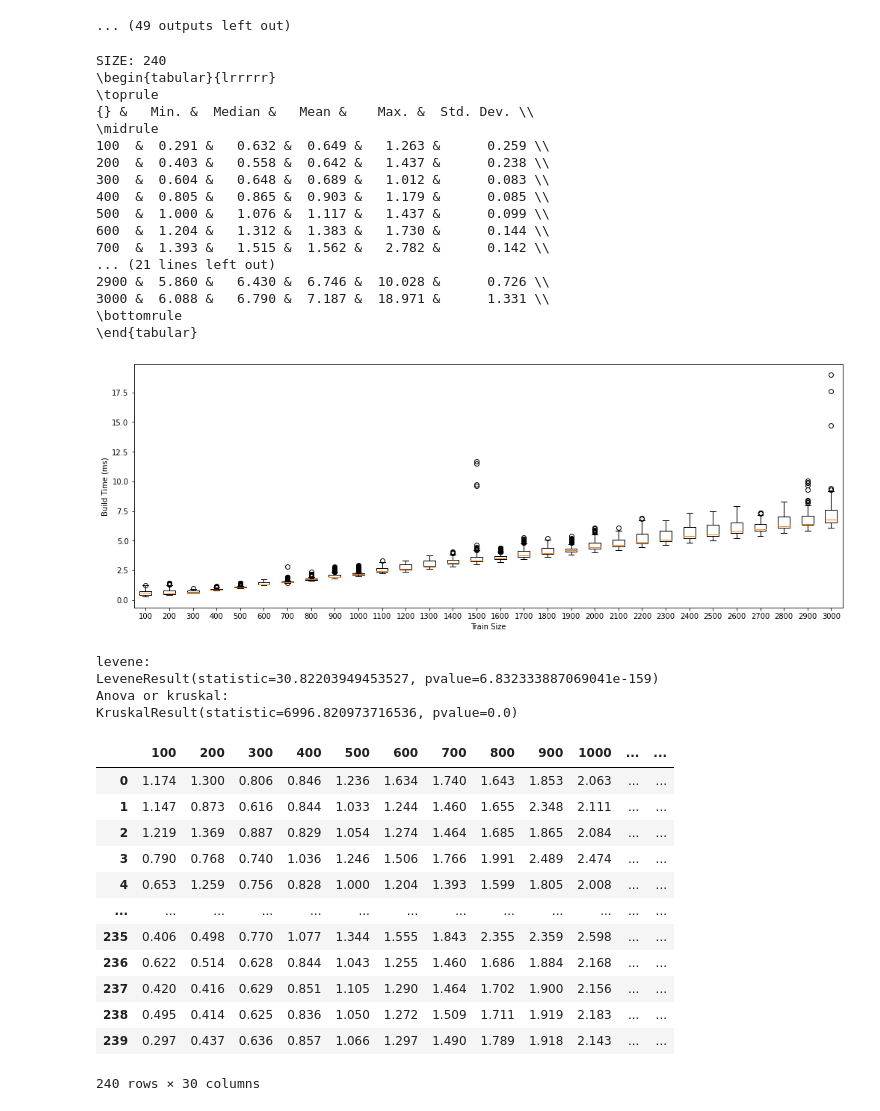
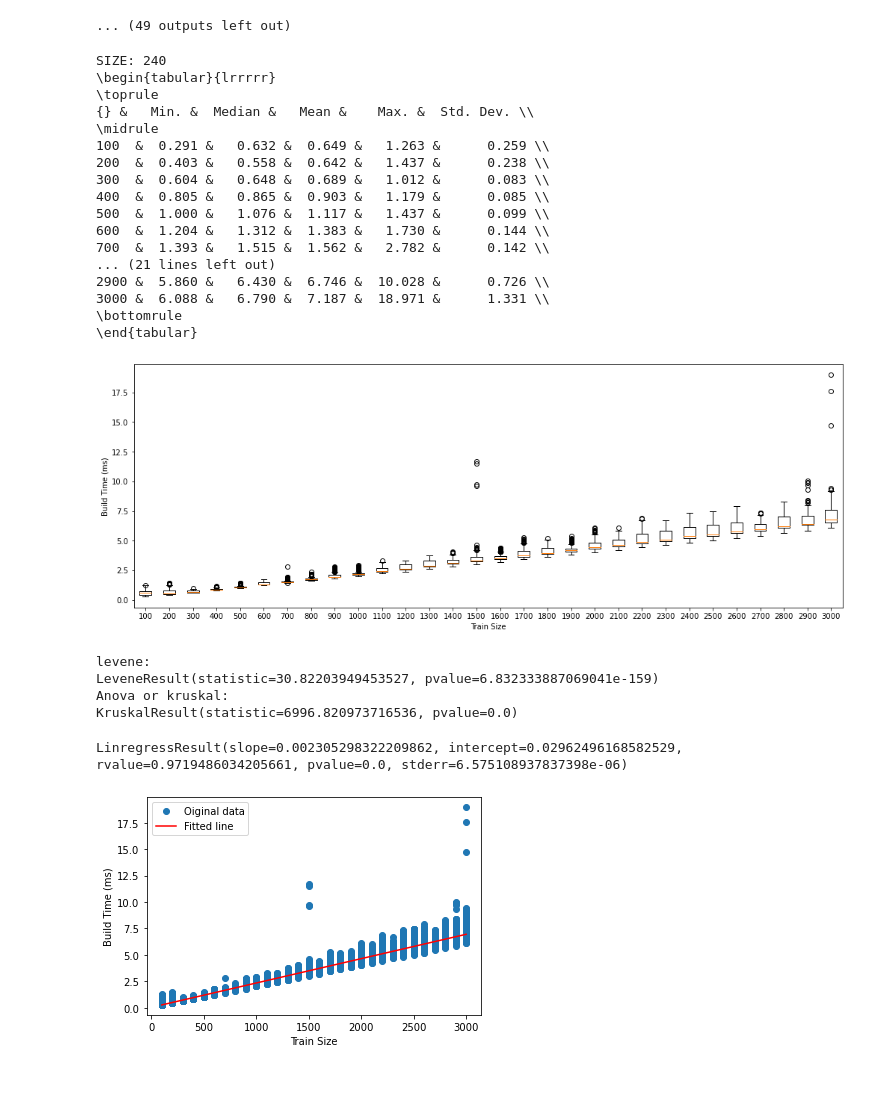
Before and after one commit to pedro-lucas-bravo/master_thesis_data_analysis, a Jupyter notebook: 6-markov.ipynb, the cells around one changed output. Saved outputs shown, nothing was run; the diff lists cells and outputs as text; code cells hidden in the pictures; blank space fills up the shorter version.

Commit message:
Implement Linear regression for build time for markov

```diff
--- a/6-markov.ipynb
+++ b/6-markov.ipynb
@@ -222,10 +224,10 @@ for n in datarange:
     build_latency_data_n = build_latency_data[build_latency_data['trains_samples'] == n]
     build_latency_data_n = build_latency_data_n.drop(columns=['trains_samples'])
     trains_data.append(build_latency_data_n.values.flatten())
-trains_data = pd.DataFrame(np.array(trains_data).transpose())
-trains_data = trains_data.rename(columns = sizes)
-processData2(trains_data, 'Train Size', 'Build Time (ms)', 'figures/markov-trainsize-boxplot.pdf')
-trains_data
+
+trains_data_pd = pd.DataFrame(np.array(trains_data).transpose())
+trains_data_pd = trains_data_pd.rename(columns = sizes)
+processData2(trains_data_pd, 'Train Size', 'Build Time (ms)', 'figures/markov-trainsize-boxplot.pdf')
 # %% [output]
 SIZE: 240
 \begin{tabular}{lrrrrr}
@@ -249,16 +251,30 @@ levene:
 LeveneResult(statistic=30.82203949453527, pvalue=6.832333887069041e-159)
 Anova or kruskal:
 KruskalResult(statistic=6996.820973716536, pvalue=0.0)
-|  | 100 | 200 | 300 | 400 | 500 | 600 | 700 | 800 | 900 | 1000 | ... | ... |
-| 0 | 1.174 | 1.300 | 0.806 | 0.846 | 1.236 | 1.634 | 1.740 | 1.643 | 1.853 | 2.063 | ... | ... |
-| 1 | 1.147 | 0.873 | 0.616 | 0.844 | 1.033 | 1.244 | 1.460 | 1.655 | 2.348 | 2.111 | ... | ... |
-| 2 | 1.219 | 1.369 | 0.887 | 0.829 | 1.054 | 1.274 | 1.464 | 1.685 | 1.865 | 2.084 | ... | ... |
-| 3 | 0.790 | 0.768 | 0.740 | 1.036 | 1.246 | 1.506 | 1.766 | 1.991 | 2.489 | 2.474 | ... | ... |
-| 4 | 0.653 | 1.259 | 0.756 | 0.828 | 1.000 | 1.204 | 1.393 | 1.599 | 1.805 | 2.008 | ... | ... |
-| ... | ... | ... | ... | ... | ... | ... | ... | ... | ... | ... | ... | ... |
-| 235 | 0.406 | 0.498 | 0.770 | 1.077 | 1.344 | 1.555 | 1.843 | 2.355 | 2.359 | 2.598 | ... | ... |
-| 236 | 0.622 | 0.514 | 0.628 | 0.844 | 1.043 | 1.255 | 1.460 | 1.686 | 1.884 | 2.168 | ... | ... |
-| 237 | 0.420 | 0.416 | 0.629 | 0.851 | 1.105 | 1.290 | 1.464 | 1.702 | 1.900 | 2.156 | ... | ... |
-| 238 | 0.495 | 0.414 | 0.625 | 0.836 | 1.050 | 1.272 | 1.509 | 1.711 | 1.919 | 2.183 | ... | ... |
-| 239 | 0.297 | 0.437 | 0.636 | 0.857 | 1.066 | 1.297 | 1.490 | 1.789 | 1.918 | 2.143 | ... | ... |
-240 rows × 30 columns
+# %%
+#Linear regression
+
+build_latency_data_all = pd.DataFrame()
+datarange = range(100, 3001, 100)
+for n in datarange:
+    build_latency_data_n = build_latency_data[build_latency_data['trains_samples'] == n]
+    for i in range(1, 9):
+        agent_i = pd.DataFrame(build_latency_data_n['agent_ms_' + str(i)]).assign(Group = n)
+        agent_i = agent_i.rename(columns = {'agent_ms_' + str(i) : 'latency'})
+        build_latency_data_all = pd.concat([build_latency_data_all, agent_i])
+
+build_latency_data_all = pd.DataFrame(build_latency_data_all.values)
+
+res = linregress(build_latency_data_all[1], build_latency_data_all[0])
+print(res)
+
+plt.plot(build_latency_data_all[1], build_latency_data_all[0], 'o', label='Oiginal data')
+plt.plot(build_latency_data_all[1], res.intercept + res.slope*build_latency_data_all[1], 'r', label='Fitted line')
+plt.legend()
+plt.xlabel('Train Size')
+plt.ylabel('Build Time (ms)')
+plt.savefig('figures/markov-build-scatter-regression.pdf')
+plt.show()
+# %% [output]
+LinregressResult(slope=0.002305298322209862, intercept=0.02962496168582529, rvalue=0.9719486034205661, pvalue=0.0, stderr=6.575108937837398e-06)
+[figure, added]
```
Also changed, not shown: parts of 1 cell of this notebook, 2 other files.
